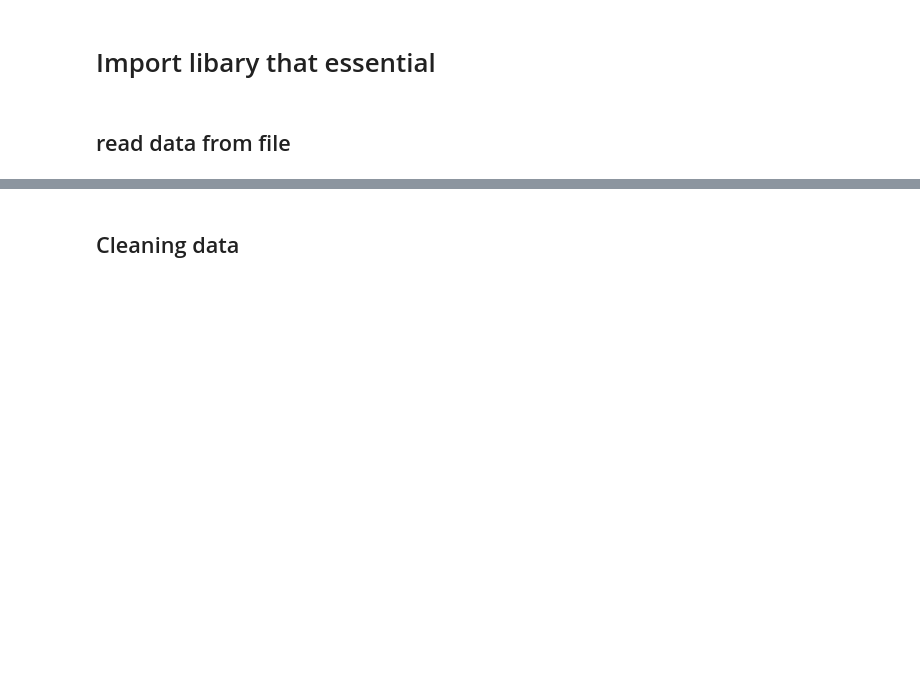
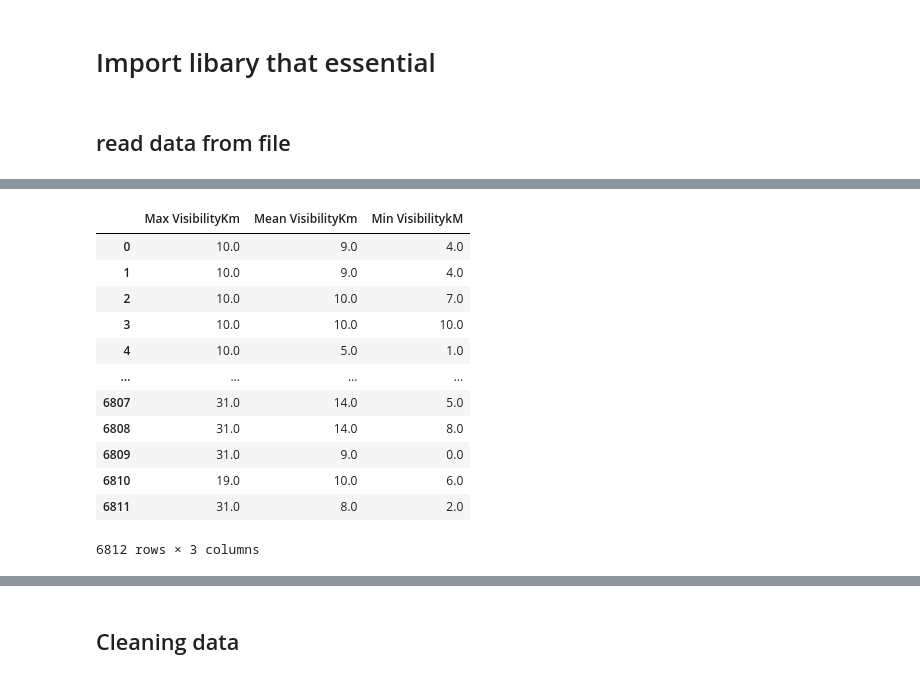
Before and after one commit to nnyPRO/Daily_Weather, a Jupyter notebook: code/analyze_data.ipynb, the cells around one changed output, grey strips where cells are left out. Saved outputs shown, nothing was run; the diff lists cells and outputs as text; code cells hidden in the pictures; blank space fills up the shorter version.

```diff
--- a/code/analyze_data.ipynb
+++ b/code/analyze_data.ipynb
@@ -23,0 +83,17 @@ data
+# %%
+visbility_data = data[['Max VisibilityKm', 'Mean VisibilityKm', 'Min VisibilitykM']]
+visbility_data
+# %% [output]
+|  | Max VisibilityKm | Mean VisibilityKm | Min VisibilitykM |
+| 0 | 10.0 | 9.0 | 4.0 |
+| 1 | 10.0 | 9.0 | 4.0 |
+| 2 | 10.0 | 10.0 | 7.0 |
+| 3 | 10.0 | 10.0 | 10.0 |
+| 4 | 10.0 | 5.0 | 1.0 |
+| ... | ... | ... | ... |
+| 6807 | 31.0 | 14.0 | 5.0 |
+| 6808 | 31.0 | 14.0 | 8.0 |
+| 6809 | 31.0 | 9.0 | 0.0 |
+| 6810 | 19.0 | 10.0 | 6.0 |
+| 6811 | 31.0 | 8.0 | 2.0 |
+6812 rows × 3 columns
```
Also changed, not shown: parts of 12 cells of this notebook.
